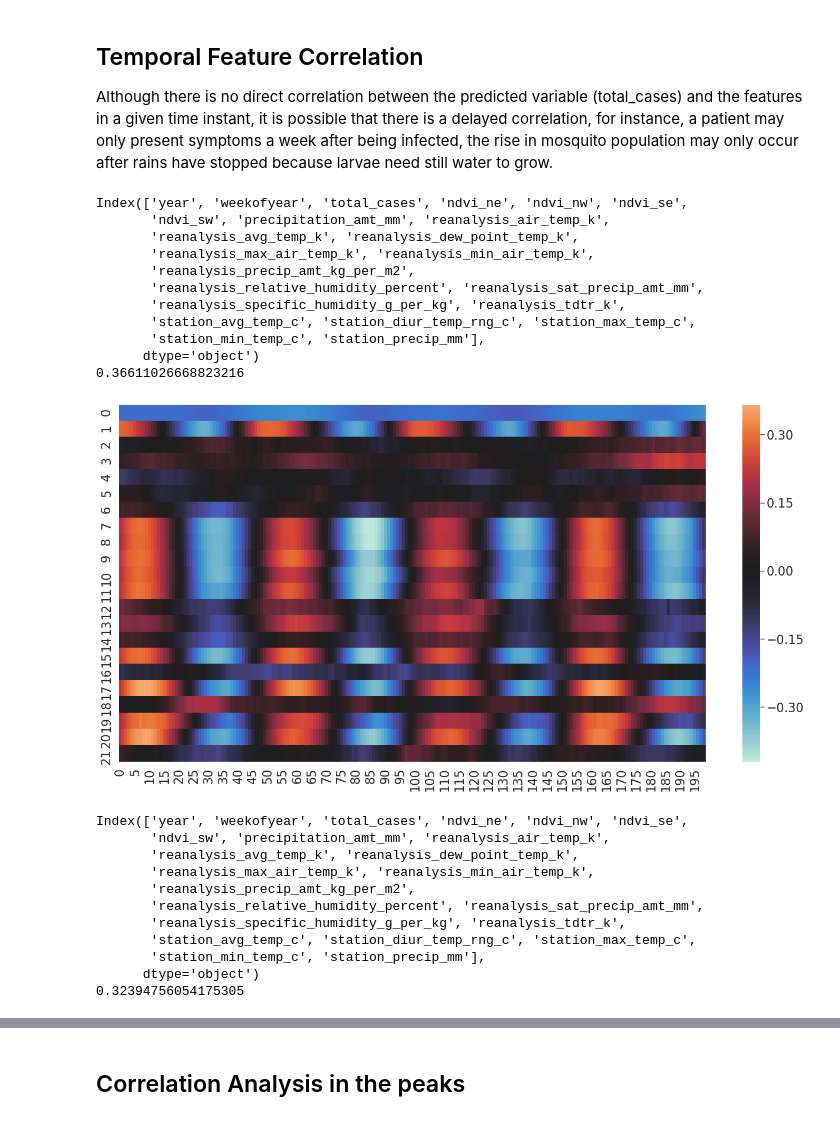
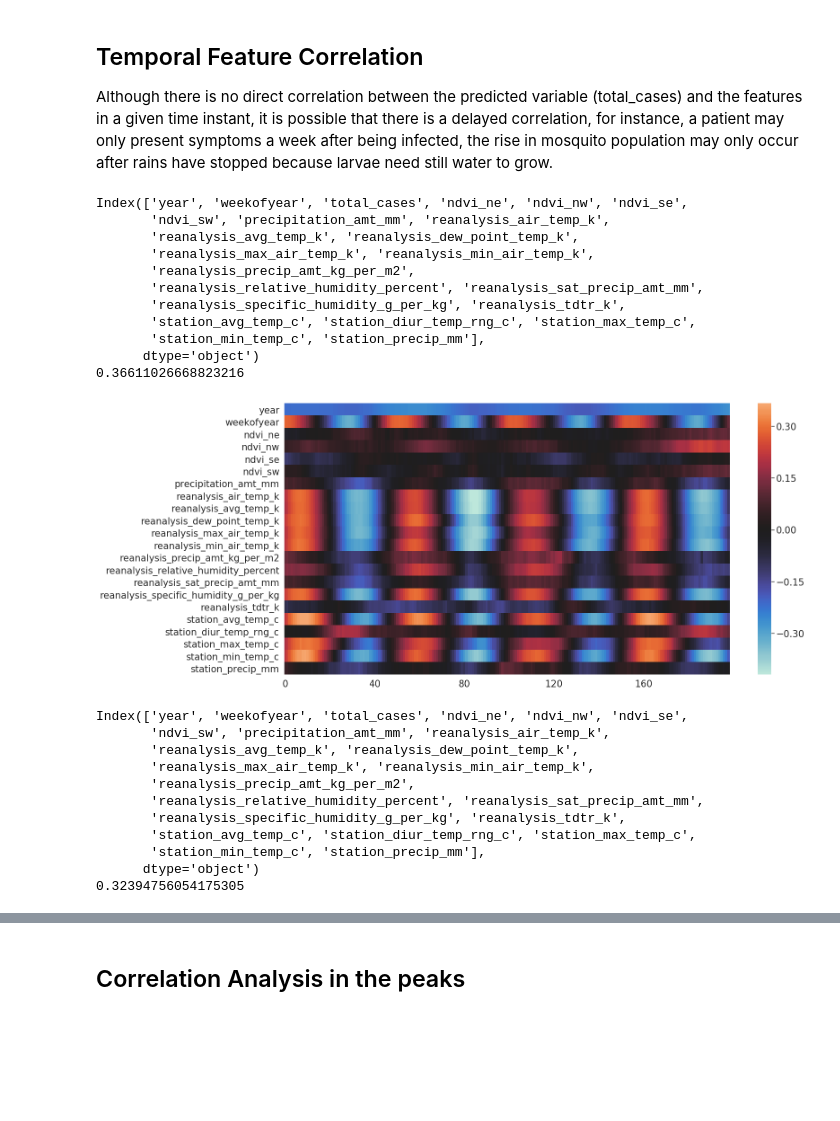
Before and after one commit to jsiloto/dengAI, a Jupyter notebook: analysis/correlation_analysis.ipynb, the cells around one changed output, grey strips where cells are left out. Saved outputs shown, nothing was run; the diff lists cells and outputs as text; code cells hidden in the pictures; blank space fills up the shorter version.

```diff
--- a/analysis/correlation_analysis.ipynb
+++ b/analysis/correlation_analysis.ipynb
@@ -174,35 +174,37 @@ def coef(df, col, shift):
     return np.corrcoef(x, y)[0][1]
 
 def plot_temporal_correlation(df):
     print(df.columns)
     list_of_corr = []
+    columns = []
     for col in df.columns:
         if col == 'total_cases':
             continue
         corr = [coef(df, col, i) for i in range(1, 200)]
         list_of_corr.append(corr)
+        columns.append(col)
 
     matrix = np.array(list_of_corr)
     print(matrix.max())
     plt.figure(figsize=(20, 10), dpi=80, facecolor='w', edgecolor='k')
-    ax = sns.heatmap(matrix, center=0)
+    ax = sns.heatmap(matrix, center=0, yticklabels=columns, xticklabels=40)
     plt.show()
 
 plot_temporal_correlation(sj_df)
 plot_temporal_correlation(iq_df)
 # %% [output]
 Index(['year', 'weekofyear', 'total_cases', 'ndvi_ne', 'ndvi_nw', 'ndvi_se',
        'ndvi_sw', 'precipitation_amt_mm', 'reanalysis_air_temp_k',
        'reanalysis_avg_temp_k', 'reanalysis_dew_point_temp_k',
        'reanalysis_max_air_temp_k', 'reanalysis_min_air_temp_k',
        'reanalysis_precip_amt_kg_per_m2',
        'reanalysis_relative_humidity_percent', 'reanalysis_sat_precip_amt_mm',
        'reanalysis_specific_humidity_g_per_kg', 'reanalysis_tdtr_k',
        'station_avg_temp_c', 'station_diur_temp_rng_c', 'station_max_temp_c',
        'station_min_temp_c', 'station_precip_mm'],
       dtype='object')
 0.36611026668823216
-[figure, old version]
+[figure, new version]
 Index(['year', 'weekofyear', 'total_cases', 'ndvi_ne', 'ndvi_nw', 'ndvi_se',
        'ndvi_sw', 'precipitation_amt_mm', 'reanalysis_air_temp_k',
        'reanalysis_avg_temp_k', 'reanalysis_dew_point_temp_k',
```
Also changed, not shown: parts of 1 cell of this notebook, 1 other file.
